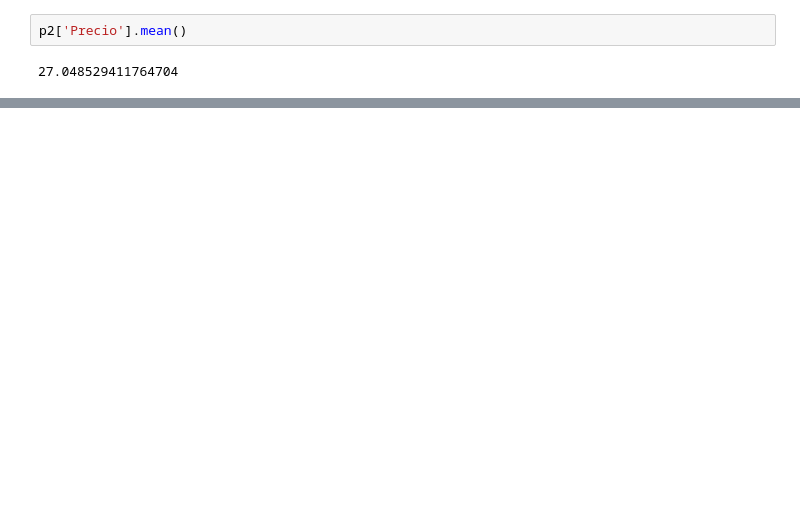
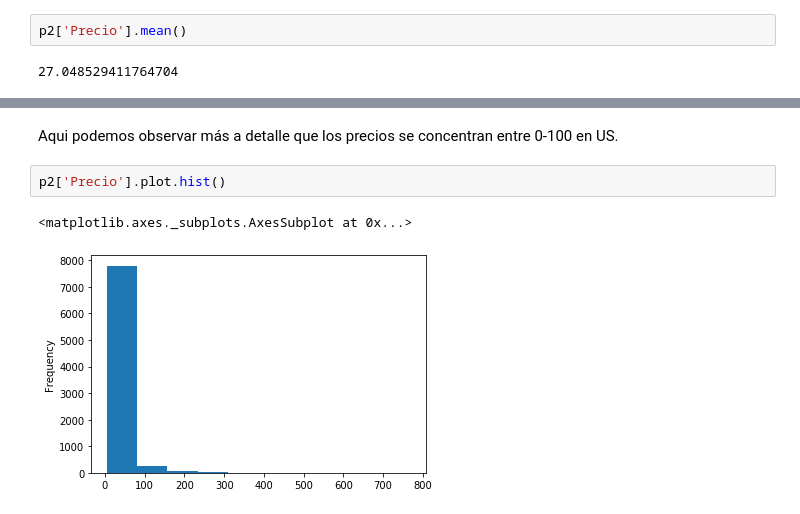
Before and after one commit to LizbethBolado/Mineria-de-datos, a Jupyter notebook: Practica 2 (Visualización de los datos).ipynb, the cells around one changed output, grey strips where cells are left out. Cells and saved outputs as stored; diff of their text form; blank space fills up the shorter version.

```diff
--- a/Practica 2 (Visualización de los datos).ipynb
+++ b/Practica 2 (Visualización de los datos).ipynb
@@ -153,0 +194,7 @@ p2['Precio'].mean()
+# %% [markdown]
+Aqui podemos observar más a detalle que los precios se concentran entre 0-100 en US.
+# %%
+p2['Precio'].plot.hist()
+# %% [output]
+<matplotlib.axes._subplots.AxesSubplot at 0x...>
+[figure, added]
```
Also changed, not shown: parts of 17 cells of this notebook.
